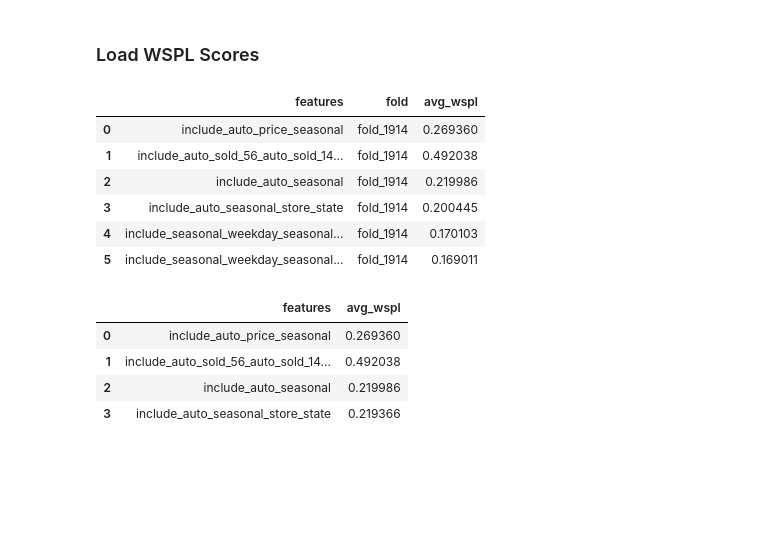
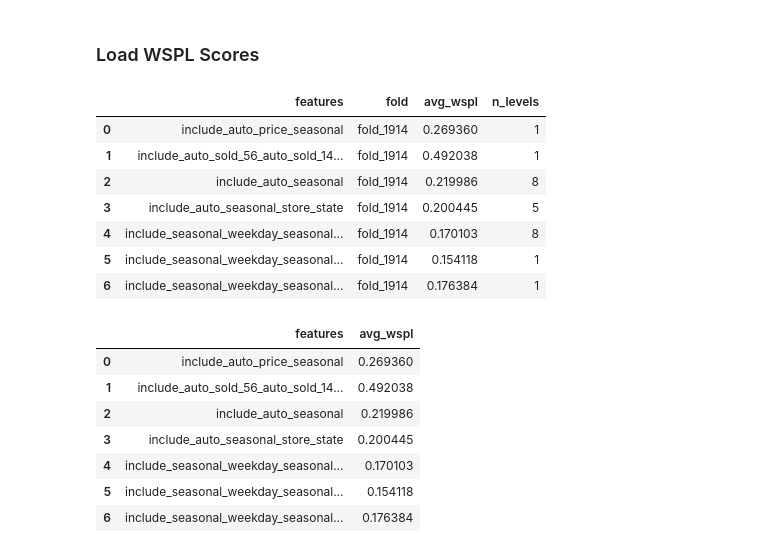
Before and after one commit to CodingNoob234/m5-forecasting-uncertainty, a Jupyter notebook: code/un_visualising_results_quantiles.ipynb, the cells around one changed output. Saved outputs shown, nothing was run; the diff lists cells and outputs as text; code cells hidden in the pictures; blank space fills up the shorter version.

```diff
--- a/code/un_visualising_results_quantiles.ipynb
+++ b/code/un_visualising_results_quantiles.ipynb
@@ -98,2 +112,23 @@ INCLUDE_COLUMNS_LIST = [
 # %% [markdown]
 ### Load Models to Visualise Feature Importance
+# %%
+features = [
+    'seasonal_weekday',
+    'seasonal_monthday',
+    'seasonal_month',
+    'auto_sold_ewm',
+    'auto_sold_ma',
+    'autoquantiles',
+]
+level = 'Level1'
+
+agg_columns = AGG_LEVEL_COLUMNS[level]
+if len(agg_columns) == 0:
+    agg_columns_str = 'Total_X'
+elif len(agg_columns) == 1:
+    agg_columns_str = agg_columns[0] + '_X'
+else:
+    agg_columns_str = '_'.join(agg_columns)
+FOLD = 1914
+import joblib
+mod = joblib.load(f'../data/uncertainty/fold_{FOLD}/models/lgb_val_nt_{agg_columns_str}_include_{"_".join(features)}.joblib')
@@ -243,18 +283,19 @@ for features_def, results_all_folds in r.items():
             j += 1
             features_global_sum += wspl
             i += 1
-        r_ind_folds.append([features_def, fold, features_fold_sum / j])
+        r_ind_folds.append([features_def, fold, features_fold_sum / j, j])
     r_all_folds.append([features_def, features_global_sum / i])
 # %%
-pd.DataFrame(r_ind_folds, columns=['features', 'fold', 'avg_wspl'])
+pd.DataFrame(r_ind_folds, columns=['features', 'fold', 'avg_wspl', 'n_levels'])
 # %% [output]
-|  | features | fold | avg_wspl |
-| 0 | include_auto_price_seasonal | fold_1914 | 0.269360 |
-| 1 | include_auto_sold_56_auto_sold_14... | fold_1914 | 0.492038 |
-| 2 | include_auto_seasonal | fold_1914 | 0.219986 |
-| 3 | include_auto_seasonal_store_state | fold_1914 | 0.200445 |
-| 4 | include_seasonal_weekday_seasonal... | fold_1914 | 0.170103 |
-| 5 | include_seasonal_weekday_seasonal... | fold_1914 | 0.169011 |
+|  | features | fold | avg_wspl | n_levels |
+| 0 | include_auto_price_seasonal | fold_1914 | 0.269360 | 1 |
+| 1 | include_auto_sold_56_auto_sold_14... | fold_1914 | 0.492038 | 1 |
+| 2 | include_auto_seasonal | fold_1914 | 0.219986 | 8 |
+| 3 | include_auto_seasonal_store_state | fold_1914 | 0.200445 | 5 |
+| 4 | include_seasonal_weekday_seasonal... | fold_1914 | 0.170103 | 8 |
+| 5 | include_seasonal_weekday_seasonal... | fold_1914 | 0.154118 | 1 |
+| 6 | include_seasonal_weekday_seasonal... | fold_1914 | 0.176384 | 1 |
 # %%
 pd.DataFrame(r_all_folds, columns=['features', 'avg_wspl'])
 # %% [output]
@@ -262,4 +303,7 @@ pd.DataFrame(r_all_folds, columns=['features', 'avg_wspl'])
 | 0 | include_auto_price_seasonal | 0.269360 |
 | 1 | include_auto_sold_56_auto_sold_14... | 0.492038 |
 | 2 | include_auto_seasonal | 0.219986 |
-| 3 | include_auto_seasonal_store_state | 0.219366 |
+| 3 | include_auto_seasonal_store_state | 0.200445 |
+| 4 | include_seasonal_weekday_seasonal... | 0.170103 |
+| 5 | include_seasonal_weekday_seasonal... | 0.154118 |
+| 6 | include_seasonal_weekday_seasonal... | 0.176384 |
```
Also changed, not shown: parts of 5 cells of this notebook, 7 other files.
